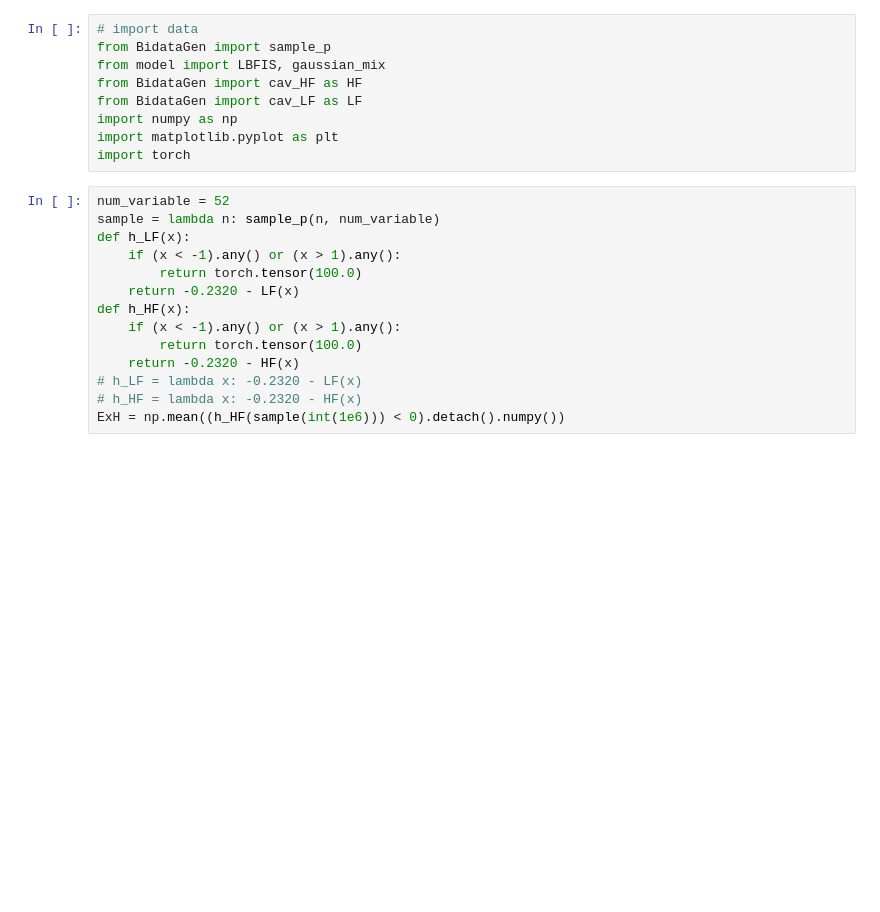
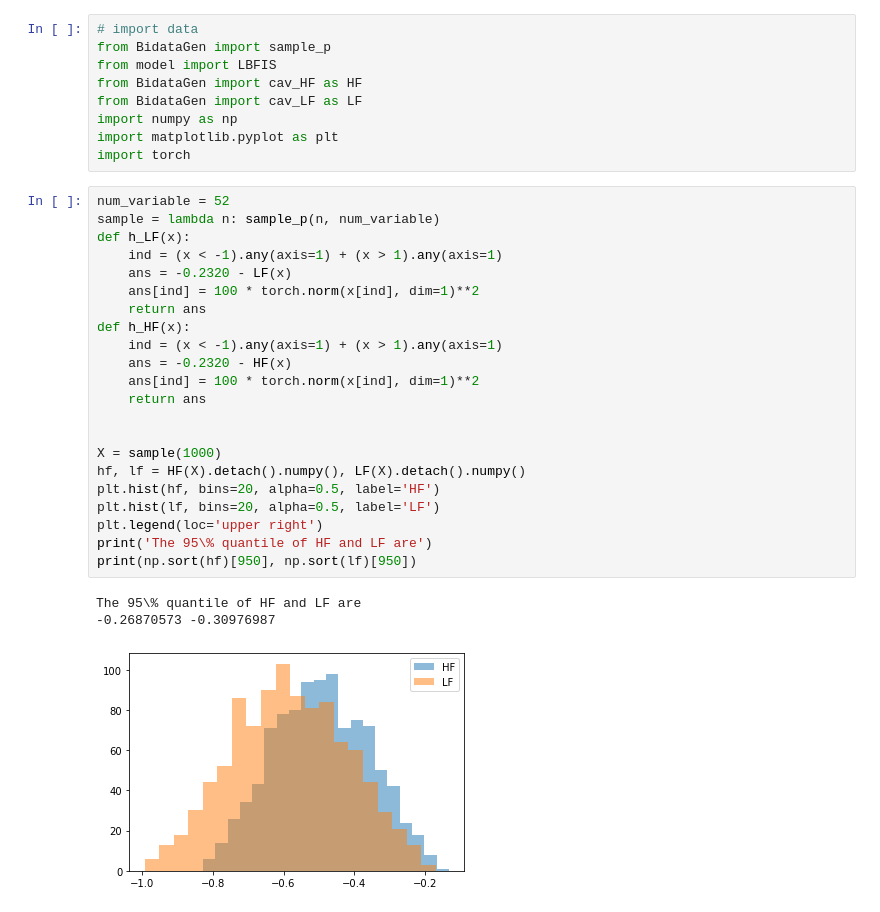
Before and after one commit to CU-UQ/L-BF-IS, a Jupyter notebook: notebooks/Cavity.ipynb, the cells around one changed output. Drawn from its saved outputs; the diff is of its cells as text; blank space fills up the shorter version.

```diff
--- a/notebooks/Cavity.ipynb
+++ b/notebooks/Cavity.ipynb
@@ -1,25 +1,37 @@
 # %%
 # import data
 from BidataGen import sample_p
-from model import LBFIS, gaussian_mix
+from model import LBFIS
 from BidataGen import cav_HF as HF
 from BidataGen import cav_LF as LF
 import numpy as np
 import matplotlib.pyplot as plt
 import torch
-# %%
-num_variable = 52
-sample = lambda n: sample_p(n, num_variable)
-def h_LF(x):
-    if (x < -1).any() or (x > 1).any():
-        return torch.tensor(100.0)
-    return -0.2320 - LF(x)
-def h_HF(x):
-    if (x < -1).any() or (x > 1).any():
-        return torch.tensor(100.0)
-    return -0.2320 - HF(x)
-# h_LF = lambda x: -0.2320 - LF(x)
-# h_HF = lambda x: -0.2320 - HF(x)
-ExH = np.mean((h_HF(sample(int(1e6))) < 0).detach().numpy())
+# %%
+num_variable = 52
+sample = lambda n: sample_p(n, num_variable)
+def h_LF(x):
+    ind = (x < -1).any(axis=1) + (x > 1).any(axis=1)
+    ans = -0.2320 - LF(x)
+    ans[ind] = 100 * torch.norm(x[ind], dim=1)**2
+    return ans
+def h_HF(x):
+    ind = (x < -1).any(axis=1) + (x > 1).any(axis=1)
+    ans = -0.2320 - HF(x)
+    ans[ind] = 100 * torch.norm(x[ind], dim=1)**2
+    return ans
+
+
+X = sample(1000)
+hf, lf = HF(X).detach().numpy(), LF(X).detach().numpy()
+plt.hist(hf, bins=20, alpha=0.5, label='HF')
+plt.hist(lf, bins=20, alpha=0.5, label='LF')
+plt.legend(loc='upper right')
+print('The 95\% quantile of HF and LF are')
+print(np.sort(hf)[950], np.sort(lf)[950])
+# %% [output]
+The 95\% quantile of HF and LF are
+-0.26870573 -0.30976987
+[figure, added]
 # %%
 # selcting optimal ell
```
Also changed, not shown: parts of 10 cells of this notebook, 1 other file.
